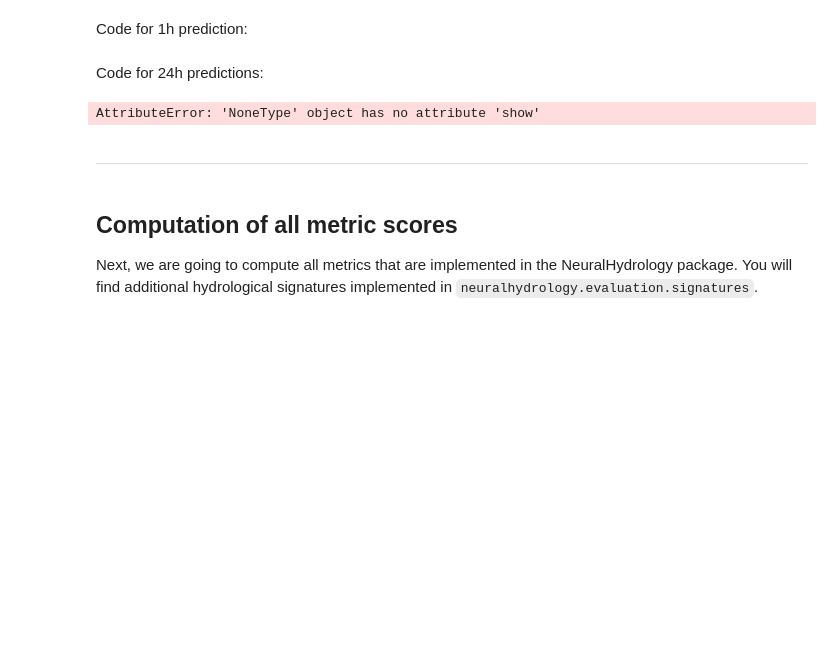
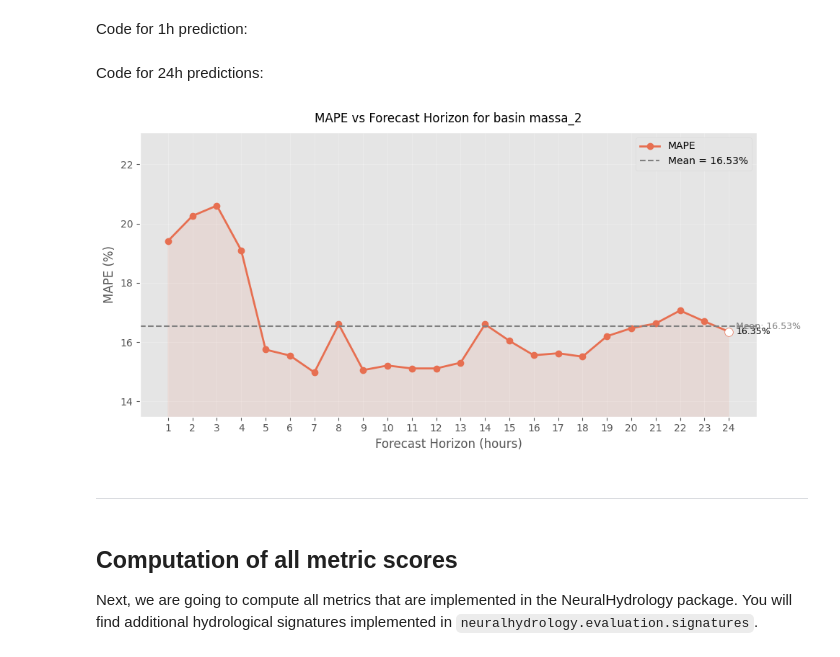
Before and after one commit to fkohler-hydrique/neuralhydrology, a Jupyter notebook: test_Fla/Massa/LSTM_hind_forecast_v0/m2/m2_mape_11.ipynb, the cells around one changed output. Saved outputs shown, nothing was run; the diff lists cells and outputs as text; code cells hidden in the pictures; blank space fills up the shorter version.

```diff
--- a/test_Fla/Massa/LSTM_hind_forecast_v0/m2/m2_mape_11.ipynb
+++ b/test_Fla/Massa/LSTM_hind_forecast_v0/m2/m2_mape_11.ipynb
@@ -183,15 +157,31 @@ Code for 1h prediction:
 # )
 # %% [markdown]
 Code for 24h predictions:
-# %%
-from custom.functions.Plot import plot_forecast_24h, plot_forecast_horizon_24h,plot_forecast_horizon_series
-
-xr_ds = results[basin]["1h"]["xr"]
-title24 = f"Massa – {cfg.predict_last_n}h | MAPE {results[basin]['1h']['MAPE']:.3f}, NSE {results[basin]['1h']['NSE']:.3f}, RMSE {results[basin]['1h']['MSE']:.3f}"
-
-# last forecast of the horizon vs obs
-plot_forecast_24h(xr_ds, title=title24).show()
-# All spaghetti forecasts
-# plot_forecast_24h(xr_ds, mode="spaghetti").show()
-# %% [output]
-AttributeError: 'NoneType' object has no attribute 'show'
+# %%
+from custom.functions.Plot import plot_forecast_24h, plot_forecast_horizon_24h,plot_forecast_horizon_series
+from custom.functions.utils_fla import info_results, mape_array, dict_without_xr_key
+from custom.functions.Plot import plot_mape_horizon
+
+results_ = results[basin]["1h"]["xr"]
+scores = dict_without_xr_key(results[basin]['1h'])
+
+# store only the values in numpy arrays from xarray DataArrays
+y_true = results_['streamflow_obs']#.values
+y_pred = results_['streamflow_sim']#.values
+
+verb = False
+if verb:
+    print("\n-- Calculating MAPE values for each horizon: --\n")
+    mapes = mape_array(y_true, y_pred, verbose=verb)
+    print("\n-- MAPE calculation per horizon completed. --\n")
+else:
+    mapes = mape_array(y_true, y_pred, verbose=verb)
+# %%
+# Example usage (variables `mapes`, `horizons`, and `basin` exist in the notebook):
+plot_mape_horizon(
+    mapes,
+    color="#e76f51",
+    title=f"MAPE vs Forecast Horizon for basin {basin}"
+)
+# %% [output]
+[figure, added]
```
Also changed, not shown: parts of 10 cells of this notebook, 28 other files.
